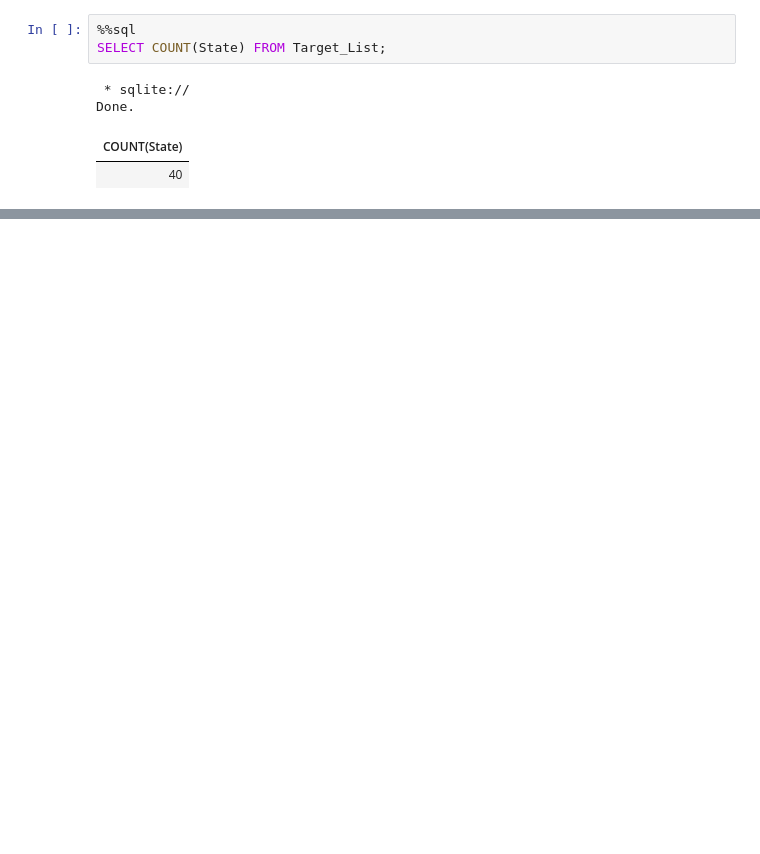
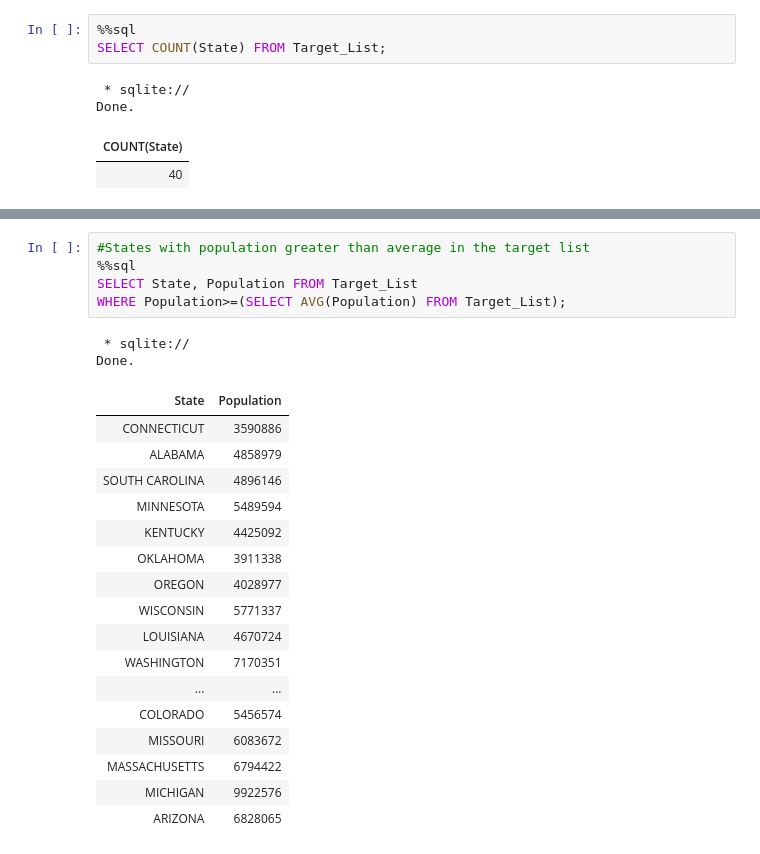
Before and after one commit to kahuroA/SQL-PRACTICE, a Jupyter notebook: SQL_MINI_PROJECT.ipynb, the cells around one changed output, grey strips where cells are left out. Drawn from its saved outputs; the diff is of its cells as text; blank space fills up the shorter version.

```diff
--- a/SQL_MINI_PROJECT.ipynb
+++ b/SQL_MINI_PROJECT.ipynb
@@ -471,0 +502,25 @@ Done.
+# %%
+#States with population greater than average in the target list
+%%sql
+SELECT State, Population FROM Target_List
+WHERE Population>=(SELECT AVG(Population) FROM Target_List);
+# %% [output]
+ * sqlite://
+Done.
+| State | Population |
+| CONNECTICUT | 3590886 |
+| ALABAMA | 4858979 |
+| SOUTH CAROLINA | 4896146 |
+| MINNESOTA | 5489594 |
+| KENTUCKY | 4425092 |
+| OKLAHOMA | 3911338 |
+| OREGON | 4028977 |
+| WISCONSIN | 5771337 |
+| LOUISIANA | 4670724 |
+| WASHINGTON | 7170351 |
+| ... | ... |
+| COLORADO | 5456574 |
+| MISSOURI | 6083672 |
+| MASSACHUSETTS | 6794422 |
+| MICHIGAN | 9922576 |
+| ARIZONA | 6828065 |
```
Also changed, not shown: parts of 46 cells of this notebook.
